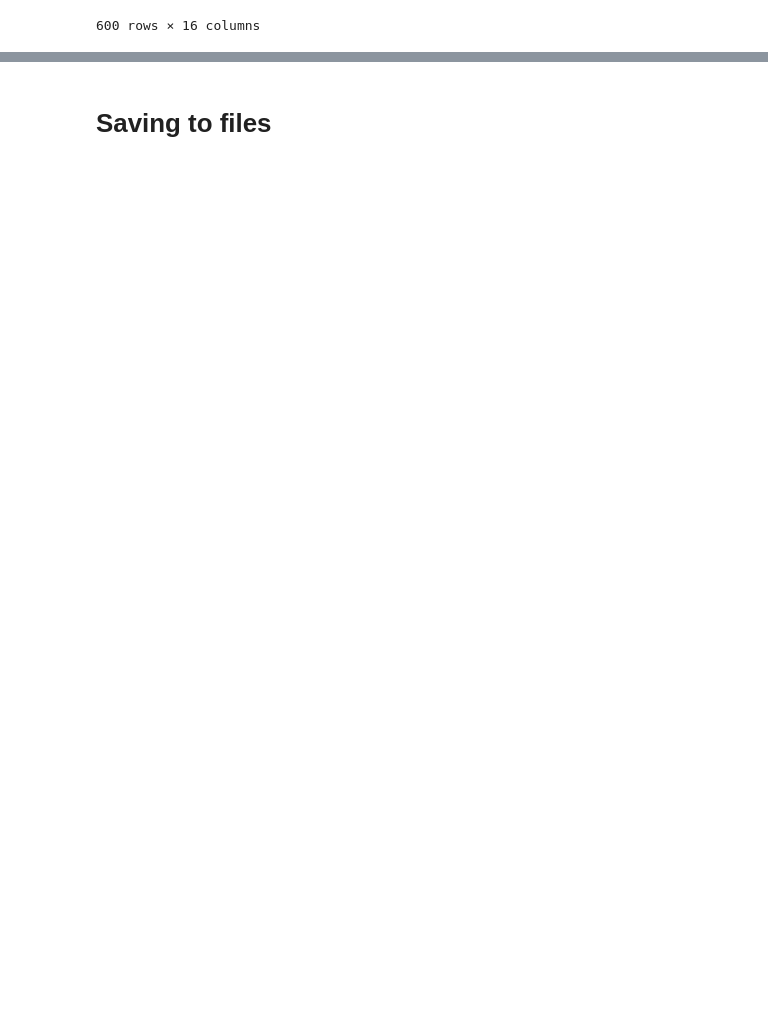
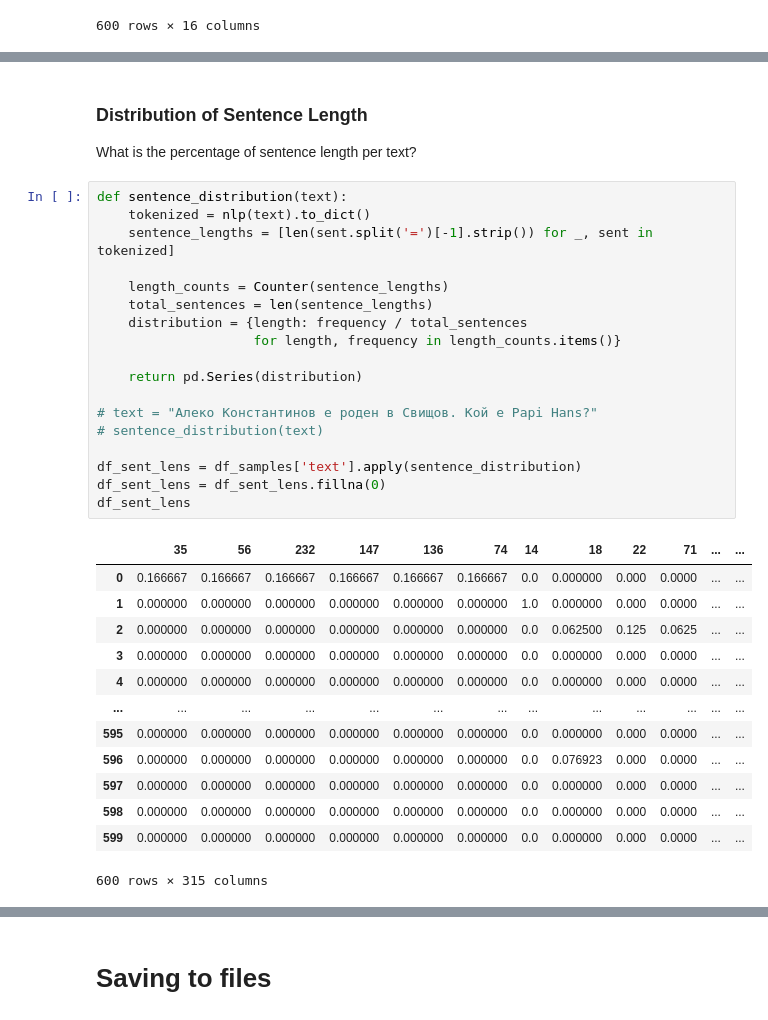
Before and after one commit to SimeonHristov99/ati, a Jupyter notebook: src/05_EDA02_text_features.ipynb, the cells around one changed output, grey strips where cells are left out. Saved outputs shown, nothing was run; the diff lists cells and outputs as text; blank space fills up the shorter version.

```diff
--- a/src/05_EDA02_text_features.ipynb
+++ b/src/05_EDA02_text_features.ipynb
@@ -247,0 +318,36 @@ average word length
+# %% [markdown]
+### Distribution of Sentence Length
+
+What is the percentage of sentence length per text?
+# %%
+def sentence_distribution(text):
+    tokenized = nlp(text).to_dict()
+    sentence_lengths = [len(sent.split('=')[-1].strip()) for _, sent in tokenized]
+
+    length_counts = Counter(sentence_lengths)
+    total_sentences = len(sentence_lengths)
+    distribution = {length: frequency / total_sentences
+                    for length, frequency in length_counts.items()}
+
+    return pd.Series(distribution)
+
+# text = "Алеко Константинов е роден в Свищов. Кой е Papi Hans?"
+# sentence_distribution(text)
+
+df_sent_lens = df_samples['text'].apply(sentence_distribution)
+df_sent_lens = df_sent_lens.fillna(0)
+df_sent_lens
+# %% [output]
+|  | 35 | 56 | 232 | 147 | 136 | 74 | 14 | 18 | 22 | 71 | ... | ... |
+| 0 | 0.166667 | 0.166667 | 0.166667 | 0.166667 | 0.166667 | 0.166667 | 0.0 | 0.000000 | 0.000 | 0.0000 | ... | ... |
+| 1 | 0.000000 | 0.000000 | 0.000000 | 0.000000 | 0.000000 | 0.000000 | 1.0 | 0.000000 | 0.000 | 0.0000 | ... | ... |
+| 2 | 0.000000 | 0.000000 | 0.000000 | 0.000000 | 0.000000 | 0.000000 | 0.0 | 0.062500 | 0.125 | 0.0625 | ... | ... |
+| 3 | 0.000000 | 0.000000 | 0.000000 | 0.000000 | 0.000000 | 0.000000 | 0.0 | 0.000000 | 0.000 | 0.0000 | ... | ... |
+| 4 | 0.000000 | 0.000000 | 0.000000 | 0.000000 | 0.000000 | 0.000000 | 0.0 | 0.000000 | 0.000 | 0.0000 | ... | ... |
+| ... | ... | ... | ... | ... | ... | ... | ... | ... | ... | ... | ... | ... |
+| 595 | 0.000000 | 0.000000 | 0.000000 | 0.000000 | 0.000000 | 0.000000 | 0.0 | 0.000000 | 0.000 | 0.0000 | ... | ... |
+| 596 | 0.000000 | 0.000000 | 0.000000 | 0.000000 | 0.000000 | 0.000000 | 0.0 | 0.076923 | 0.000 | 0.0000 | ... | ... |
+| 597 | 0.000000 | 0.000000 | 0.000000 | 0.000000 | 0.000000 | 0.000000 | 0.0 | 0.000000 | 0.000 | 0.0000 | ... | ... |
+| 598 | 0.000000 | 0.000000 | 0.000000 | 0.000000 | 0.000000 | 0.000000 | 0.0 | 0.000000 | 0.000 | 0.0000 | ... | ... |
+| 599 | 0.000000 | 0.000000 | 0.000000 | 0.000000 | 0.000000 | 0.000000 | 0.0 | 0.000000 | 0.000 | 0.0000 | ... | ... |
+600 rows × 315 columns
```
Also changed, not shown: parts of 42 cells of this notebook, 2 other files.
